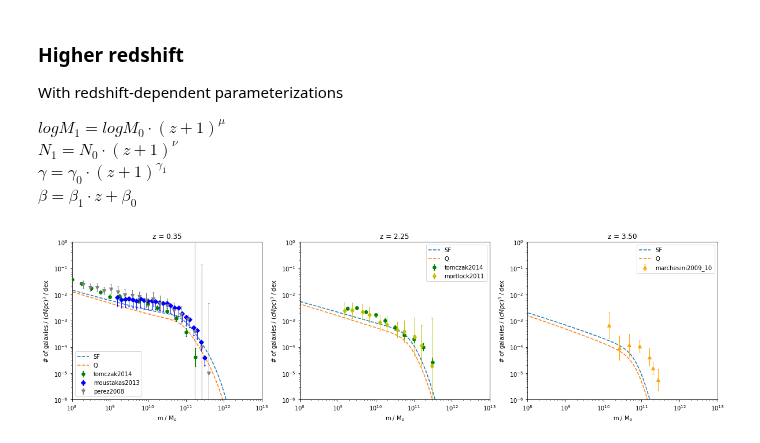
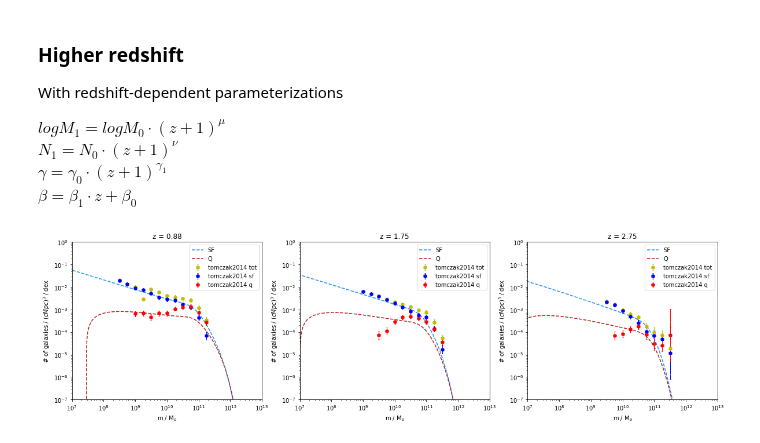
Before and after one commit to eklem1/GalaxySim, a Jupyter notebook: SMF_SFvsQ.ipynb, the cells around one changed output. Cells and saved outputs as stored; diff of their text form; code cells hidden in the pictures.

```diff
--- a/SMF_SFvsQ.ipynb
+++ b/SMF_SFvsQ.ipynb
@@ -43,7 +78,10 @@ z = 2
 for c in [0.04, 0.05, 0.06]:
 
     i = np.argmin(np.abs(z - pop_halo.halos.tab_z))
-    pl.loglog(pop_halo.halos.tab_M, pop_halo.halos.tab_dndm[i, :]*fract(c, 0), label='%e' %c)
+    pl.loglog(pop_halo.halos.tab_M, pop_halo.halos.tab_dndm[i, :]*fract(c, 1), label='%e' %c)
+
+pl.loglog(pop_halo.halos.tab_M, pop_halo.halos.tab_dndm[i, :]*(1-fract(1, 1)), label='Q')
+
 
 pl.loglog(pop_halo.halos.tab_M, pop_halo.halos.tab_dndm[i, :], label='normal')
 pl.legend()
@@ -51,6 +89,6 @@ pl.ylabel('dndm')
 pl.xlabel('Mass [solar mass]')
 pl.title('HMF')
 
-pl.ylim(1e-25, 10)
+pl.ylim(1e-21, 10)
 pl.show()
 # %% [output]
@@ -74,7 +112,7 @@ def dlogm_dM(pop_halo, N, M_1, beta, gamma, mM_ratio):
 # %%
 #double power law
 c = 0.05
-b = 0
+b = 1
 
 def SMF_Moster2010(z, pop_halo, N, M_1, beta, gamma, sf=True):
 
@@ -144,44 +220,42 @@ $\beta = \beta_1 \cdot z + \beta_0 $
 # %%
 fig, axs = pl.subplots(1, 3, figsize=(20, 5))
 
-#From Moster2010, table 7
-logM_0 = 11.88 #(0.01)
-mu = 0.019 #(0.002)
-N_0 = 0.0282 #(0.0003)
-nu = -0.72 #(0.06)
-gamma_0 = 0.556 #0.001
-gamma_1 = -0.26 #(0.05)
-beta_0 = 1.06 #(0.06)
-beta_1 = 0.17 #(0.12)
+# [(0.35) sf only, 0.875, 1.125, 1.75, 2.25, 2.75]
 
-for i, z in enumerate([0.35, 2.25, 3.5]):
+for i, z in enumerate([0.875, 1.75, 2.75]):
     #Redshift-dependent parameterizations
     N = N_0 * (z + 1)**nu
     M_1 = 10**(logM_0*(z+1)**mu)
     beta = beta_1*z+beta_0
     gamma = gamma_0*(z + 1)**gamma_1
 
     #plot lit values
-    data.PlotSMF(z=z, round_z=0.2, ax=axs[i])
+#     data.PlotSMF(z=z, round_z=0.2, ax=axs[i])
+
+    data.PlotSMF(z, sources="tomczak2014", color="y", ecolor='y', mec='y', label="tomczak2014 tot", quantity="smf_tot", ax=axs[i])
+    data.PlotSMF(z, sources="tomczak2014",  label="tomczak2014 sf", ax=axs[i], color="b", ecolor='b',  mec='b')
+    data.PlotSMF(z, sources="tomczak2014", color="r", ecolor='r',  mec='r', label="tomczak2014 q", quantity="smf_q", ax=axs[i])
 
     SMF_sf, r = SMF_Moster2010(z, pop_halo, N, M_1, beta, gamma)
     SMF_q, r = SMF_Moster2010(z, pop_halo, N, M_1, beta, gamma, sf=False)
 
     #using equ 2 to get the new stellar masses
     Sm = 10**(r + np.log10(pop_halo.halos.tab_M))
 
     #plotting
-    axs[i].loglog(Sm, SMF_sf, label='SF', ls="--")
-    axs[i].loglog(Sm, SMF_q, label='Q', ls="--")
+    axs[i].loglog(Sm, SMF_sf, label='SF', ls="--", color='dodgerblue')
+    axs[i].loglog(Sm, SMF_q, label='Q', ls="--", color='firebrick')
 
+#     axs[i].loglog(pop_halo.halos.tab_M, SMF_sf, label='SF', ls="--", color='dodgerblue')
+#     axs[i].loglog(pop_halo.halos.tab_M, SMF_q, label='Q', ls="--", color='firebrick')
 
     axs[i].set_title("z = %.2f" %z)
     axs[i].set(xlabel='m / M$_o$', ylabel='# of galaxies / $ (cMpc)^3$ / dex')
-    axs[i].set_ylim(1e-6, 1e0)
-    axs[i].set_xlim(1e8, )
-#     axs[i].axvline(10**(8.7), color="purple", label="Their lower limit-ish", ls=":")
+#     axs[i].set_ylim(1e-6, 1e0)
+#     axs[i].set_xlim(1e8, )
+
     axs[i].legend()
 
 pl.show()
 # %% [output]
-[figure, old version]
+[figure, new version]
```
Also changed, not shown: parts of 6 cells of this notebook.
